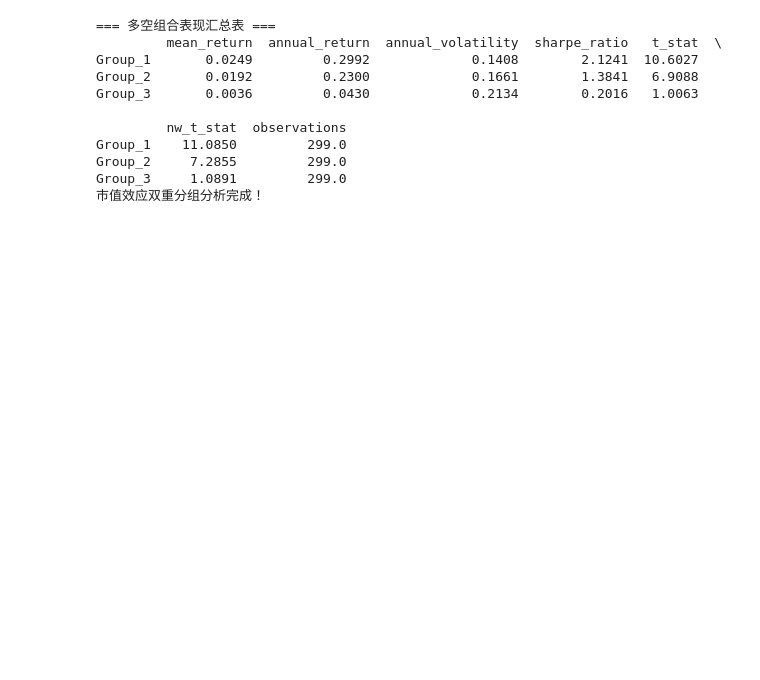
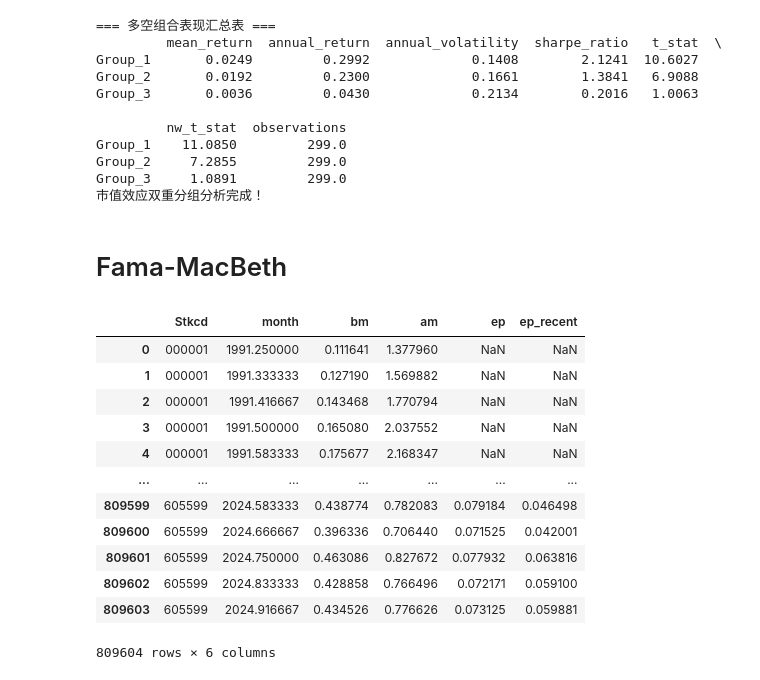
Before and after one commit to chenghang1989/Asset-Pricing-Homework, a Jupyter notebook: Homework 2 Anomaly.ipynb, the cells around one changed output. Cells and saved outputs as stored; diff of their text form; code cells hidden in the pictures; blank space fills up the shorter version.

```diff
--- a/Homework 2 Anomaly.ipynb
+++ b/Homework 2 Anomaly.ipynb
@@ -1731,3 +1731,31 @@ Group_1    11.0850         299.0
 Group_2     7.2855         299.0
 Group_3     1.0891         299.0
 市值效应双重分组分析完成！
+# %% [markdown]
+# Fama-MacBeth
+# %%
+# import BM and EP
+BM = pyreadr.read_r('Data/BM_individual_mon2024.RDS')
+BM = BM[None]
+BM['Stkcd'] = BM['Stkcd'].astype(str).str.zfill(6)
+EP = pyreadr.read_r('Data/EP_individual_mon2024.RDS')
+EP = EP[None]
+EP['Stkcd'] = EP['Stkcd'].astype(str).str.zfill(6)
+
+# merge BM and EP
+BM_EP = pd.merge(BM, EP[['Stkcd', 'month', 'ep','ep_recent']], on=['Stkcd', 'month'], how='left')
+BM_EP
+# %% [output]
+|  | Stkcd | month | bm | am | ep | ep_recent |
+| 0 | 000001 | 1991.250000 | 0.111641 | 1.377960 | NaN | NaN |
+| 1 | 000001 | 1991.333333 | 0.127190 | 1.569882 | NaN | NaN |
+| 2 | 000001 | 1991.416667 | 0.143468 | 1.770794 | NaN | NaN |
+| 3 | 000001 | 1991.500000 | 0.165080 | 2.037552 | NaN | NaN |
+| 4 | 000001 | 1991.583333 | 0.175677 | 2.168347 | NaN | NaN |
+| ... | ... | ... | ... | ... | ... | ... |
+| 809599 | 605599 | 2024.583333 | 0.438774 | 0.782083 | 0.079184 | 0.046498 |
+| 809600 | 605599 | 2024.666667 | 0.396336 | 0.706440 | 0.071525 | 0.042001 |
+| 809601 | 605599 | 2024.750000 | 0.463086 | 0.827672 | 0.077932 | 0.063816 |
+| 809602 | 605599 | 2024.833333 | 0.428858 | 0.766496 | 0.072171 | 0.059100 |
+| 809603 | 605599 | 2024.916667 | 0.434526 | 0.776626 | 0.073125 | 0.059881 |
+809604 rows × 6 columns
```
Also changed, not shown: parts of 10 cells of this notebook, 4 other files.
